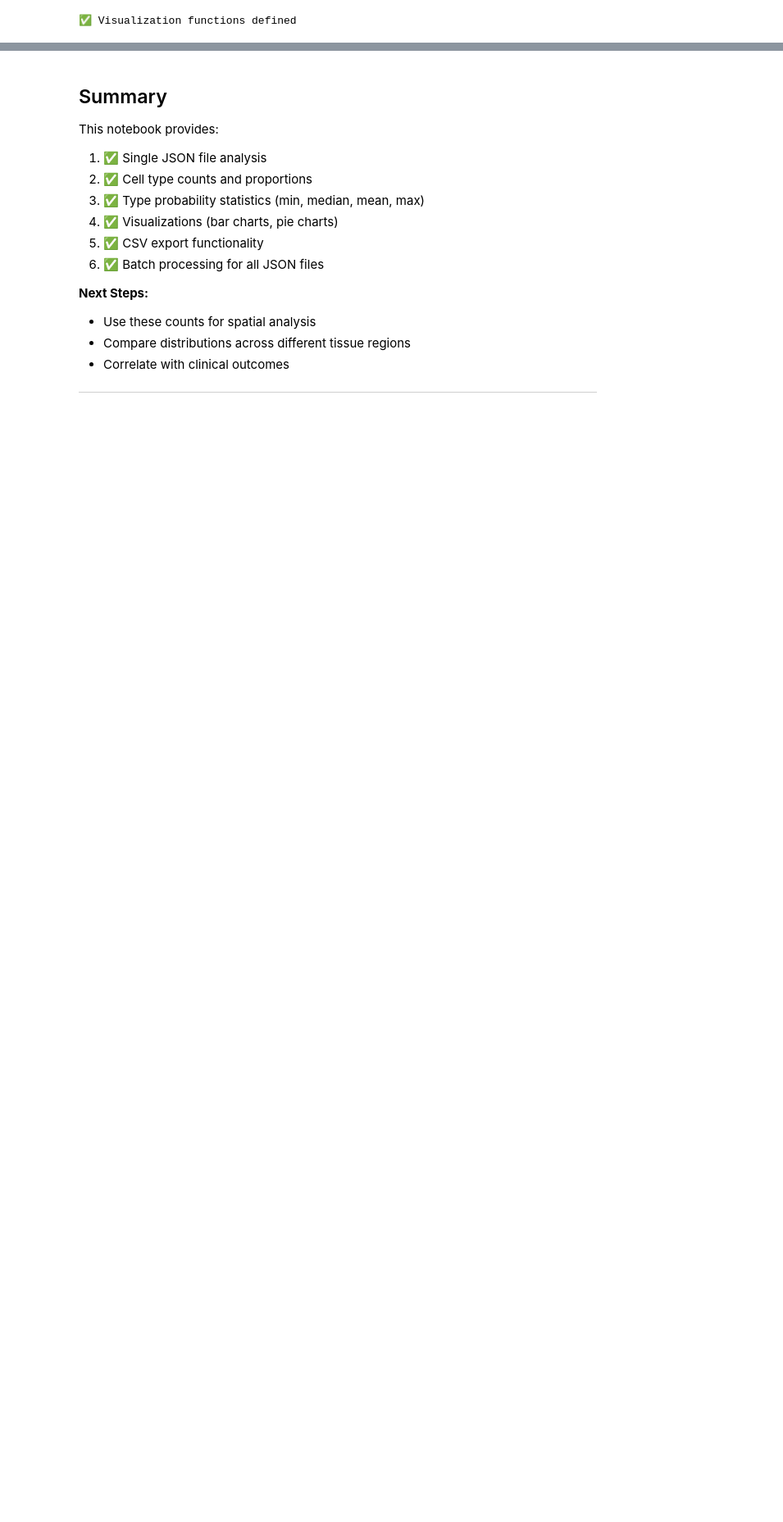
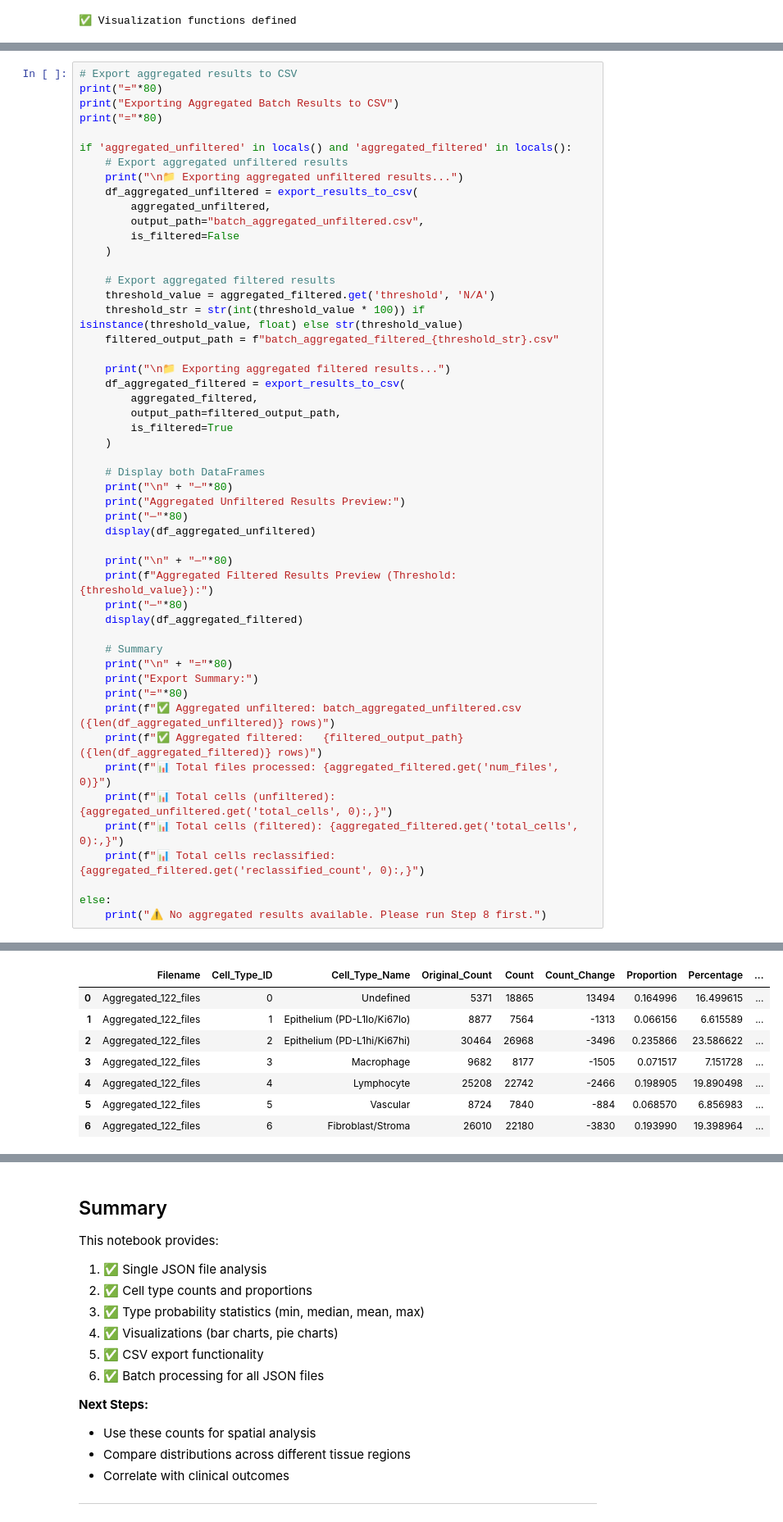
Before and after one commit to OceanBear/image_analysis_scripts, a Jupyter notebook: quantitative_analysis/cell_type_distribution.ipynb, the cells around one changed output, grey strips where cells are left out. Shown at 82% size. Cells and saved outputs as stored; diff of their text form; blank space fills up the shorter version.

```diff
--- a/quantitative_analysis/cell_type_distribution.ipynb
+++ b/quantitative_analysis/cell_type_distribution.ipynb
@@ -1136,0 +939,52 @@ aggregated_unfiltered, aggregated_filtered = run_batch_analysis(json_directory,
+# %%
+# Export aggregated results to CSV
+print("="*80)
+print("Exporting Aggregated Batch Results to CSV")
+print("="*80)
+
+if 'aggregated_unfiltered' in locals() and 'aggregated_filtered' in locals():
+    # Export aggregated unfiltered results
+    print("\n📁 Exporting aggregated unfiltered results...")
+    df_aggregated_unfiltered = export_results_to_csv(
+        aggregated_unfiltered,
+        output_path="batch_aggregated_unfiltered.csv",
+        is_filtered=False
+    )
+
+    # Export aggregated filtered results
+    threshold_value = aggregated_filtered.get('threshold', 'N/A')
+    threshold_str = str(int(threshold_value * 100)) if isinstance(threshold_value, float) else str(threshold_value)
+    filtered_output_path = f"batch_aggregated_filtered_{threshold_str}.csv"
+
+    print("\n📁 Exporting aggregated filtered results...")
+    df_aggregated_filtered = export_results_to_csv(
+        aggregated_filtered,
+        output_path=filtered_output_path,
+        is_filtered=True
+    )
+
+    # Display both DataFrames
+    print("\n" + "─"*80)
+    print("Aggregated Unfiltered Results Preview:")
+    print("─"*80)
+    display(df_aggregated_unfiltered)
+
+    print("\n" + "─"*80)
+    print(f"Aggregated Filtered Results Preview (Threshold: {threshold_value}):")
+    print("─"*80)
+    display(df_aggregated_filtered)
+
+    # Summary
+    print("\n" + "="*80)
+    print("Export Summary:")
+    print("="*80)
+    print(f"✅ Aggregated unfiltered: batch_aggregated_unfiltered.csv ({len(df_aggregated_unfiltered)} rows)")
+    print(f"✅ Aggregated filtered:   {filtered_output_path} ({len(df_aggregated_filtered)} rows)")
+    print(f"📊 Total files processed: {aggregated_filtered.get('num_files', 0)}")
+    print(f"📊 Total cells (unfiltered): {aggregated_unfiltered.get('total_cells', 0):,}")
+    print(f"📊 Total cells (filtered): {aggregated_filtered.get('total_cells', 0):,}")
+    print(f"📊 Total cells reclassified: {aggregated_filtered.get('reclassified_count', 0):,}")
+
+else:
+    print("⚠️ No aggregated results available. Please run Step 8 first.")
+# %% [output]
@@ -1136,0 +1015,8 @@ aggregated_unfiltered, aggregated_filtered = run_batch_analysis(json_directory,
+|  | Filename | Cell_Type_ID | Cell_Type_Name | Original_Count | Count | Count_Change | Proportion | Percentage | ... |
+| 0 | Aggregated_122_files | 0 | Undefined | 5371 | 18865 | 13494 | 0.164996 | 16.499615 | ... |
+| 1 | Aggregated_122_files | 1 | Epithelium (PD-L1lo/Ki67lo) | 8877 | 7564 | -1313 | 0.066156 | 6.615589 | ... |
+| 2 | Aggregated_122_files | 2 | Epithelium (PD-L1hi/Ki67hi) | 30464 | 26968 | -3496 | 0.235866 | 23.586622 | ... |
+| 3 | Aggregated_122_files | 3 | Macrophage | 9682 | 8177 | -1505 | 0.071517 | 7.151728 | ... |
+| 4 | Aggregated_122_files | 4 | Lymphocyte | 25208 | 22742 | -2466 | 0.198905 | 19.890498 | ... |
+| 5 | Aggregated_122_files | 5 | Vascular | 8724 | 7840 | -884 | 0.068570 | 6.856983 | ... |
+| 6 | Aggregated_122_files | 6 | Fibroblast/Stroma | 26010 | 22180 | -3830 | 0.193990 | 19.398964 | ... |
```
Also changed, not shown: parts of 17 cells of this notebook, 7 other files.
